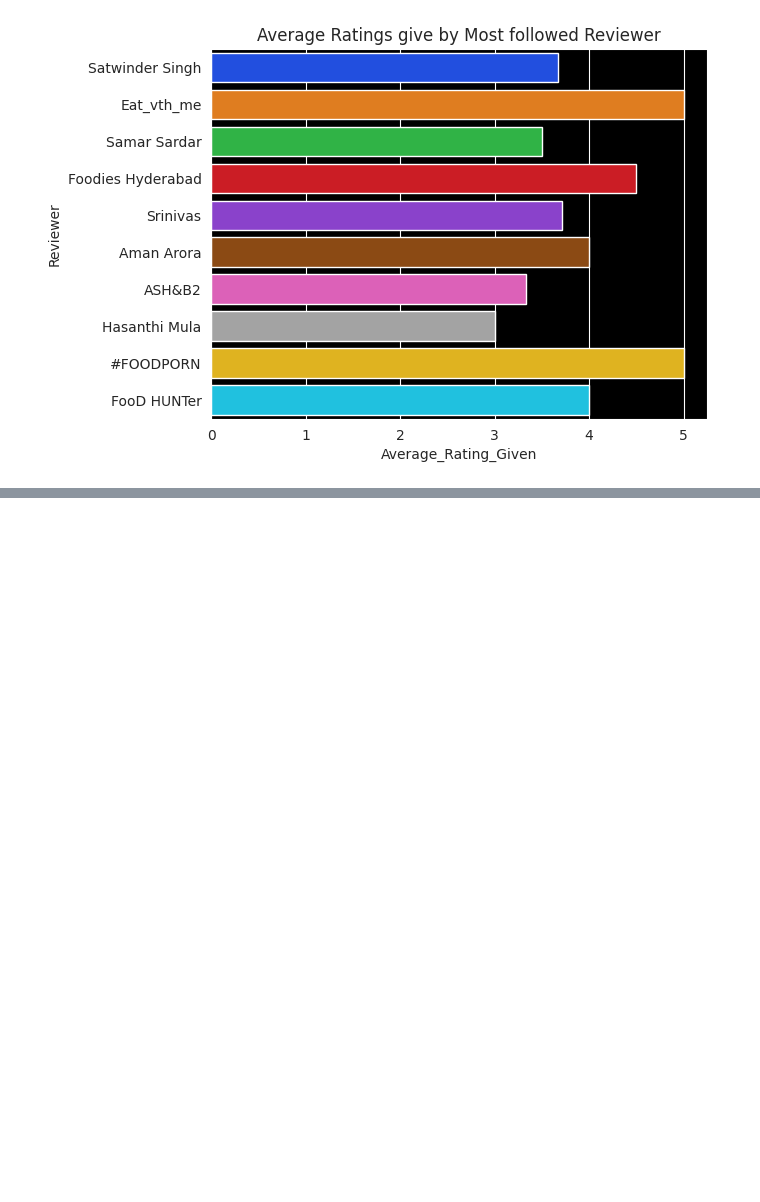
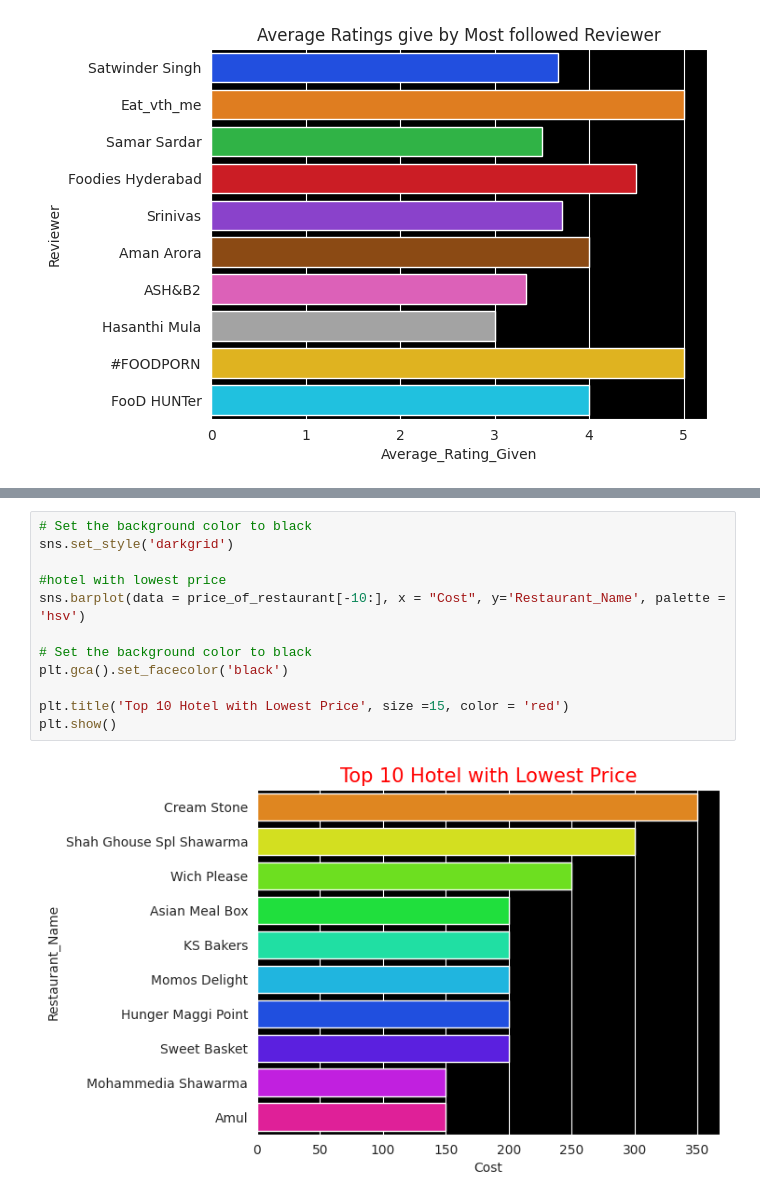
Before and after one commit to pi-mishra/Zomato-Restaurant-Clustering-And-Sentiment-Analysis, a Jupyter notebook: Zomato_Restaurant_Clustering_And_Sentiment_Analysis.ipynb, the cells around one changed output, grey strips where cells are left out. Drawn from its saved outputs; the diff is of its cells as text; blank space fills up the shorter version.

```diff
--- a/Zomato_Restaurant_Clustering_And_Sentiment_Analysis.ipynb
+++ b/Zomato_Restaurant_Clustering_And_Sentiment_Analysis.ipynb
@@ -844,0 +867,14 @@ plt.show()
+# %%
+# Set the background color to black
+sns.set_style('darkgrid')
+
+#hotel with lowest price
+sns.barplot(data = price_of_restaurant[-10:], x = "Cost", y='Restaurant_Name', palette = 'hsv')
+
+# Set the background color to black
+plt.gca().set_facecolor('black')
+
+plt.title('Top 10 Hotel with Lowest Price', size =15, color = 'red')
+plt.show()
+# %% [output]
+[figure, added]
```
Also changed, not shown: parts of 4 cells of this notebook.
